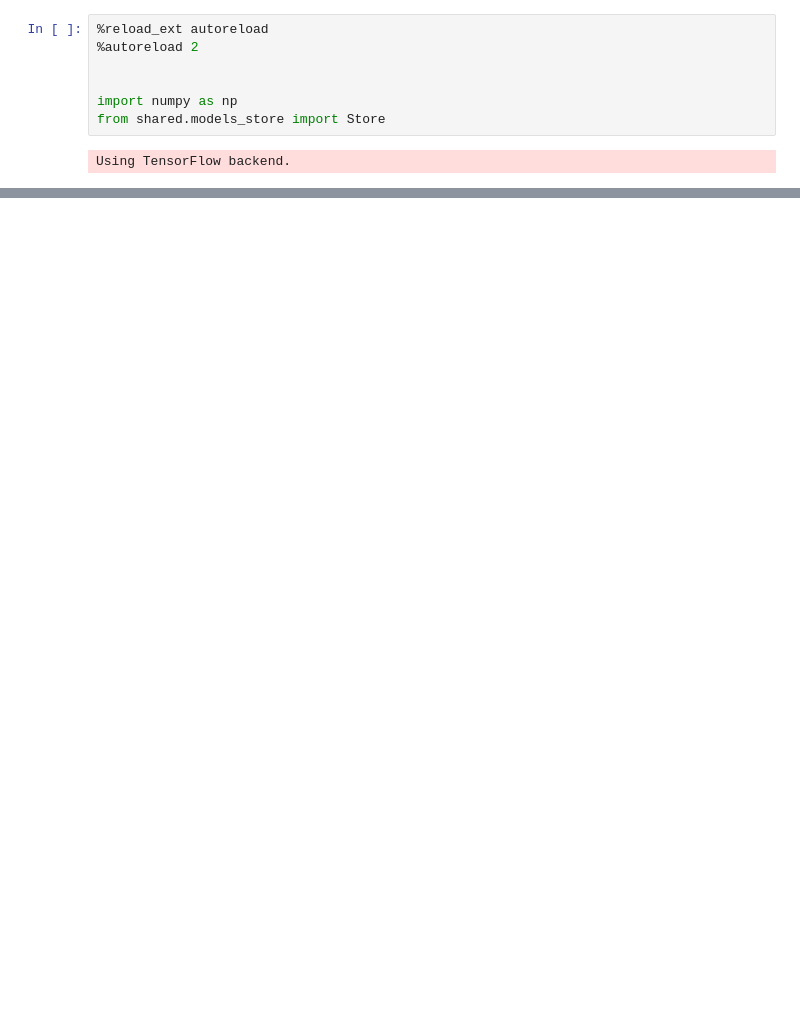
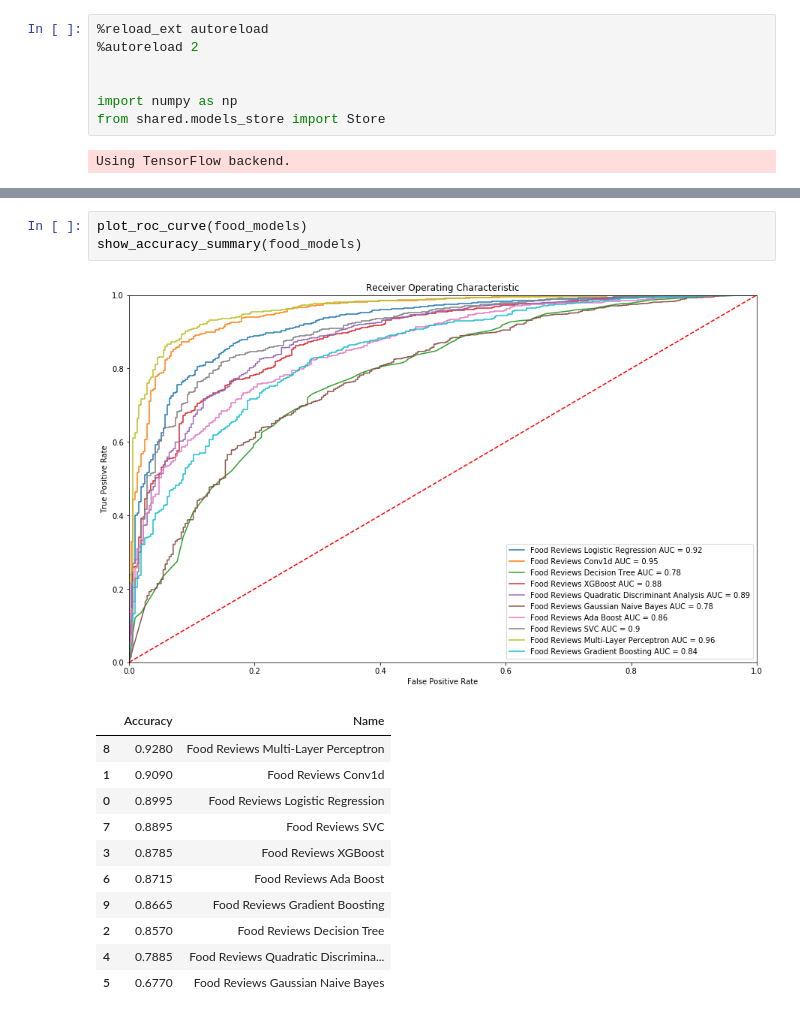
Before and after one commit to Valian/nlp-sentiment-analysis, a Jupyter notebook: src/results_comparision.ipynb, the cells around one changed output, grey strips where cells are left out. Drawn from its saved outputs; the diff is of its cells as text; blank space fills up the shorter version.

```diff
--- a/src/results_comparision.ipynb
+++ b/src/results_comparision.ipynb
@@ -46,0 +64,16 @@ plot_roc_curve([m for m in configuration.values() if m['metadata']['Dataset'] ==
+# %%
+plot_roc_curve(food_models)
+show_accuracy_summary(food_models)
+# %% [output]
+[figure, added]
+|  | Accuracy | Name |
+| 8 | 0.9280 | Food Reviews Multi-Layer Perceptron |
+| 1 | 0.9090 | Food Reviews Conv1d |
+| 0 | 0.8995 | Food Reviews Logistic Regression |
+| 7 | 0.8895 | Food Reviews SVC |
+| 3 | 0.8785 | Food Reviews XGBoost |
+| 6 | 0.8715 | Food Reviews Ada Boost |
+| 9 | 0.8665 | Food Reviews Gradient Boosting |
+| 2 | 0.8570 | Food Reviews Decision Tree |
+| 4 | 0.7885 | Food Reviews Quadratic Discrimina... |
+| 5 | 0.6770 | Food Reviews Gaussian Naive Bayes |
```
Also changed, not shown: parts of 6 cells of this notebook, 4 other files.
